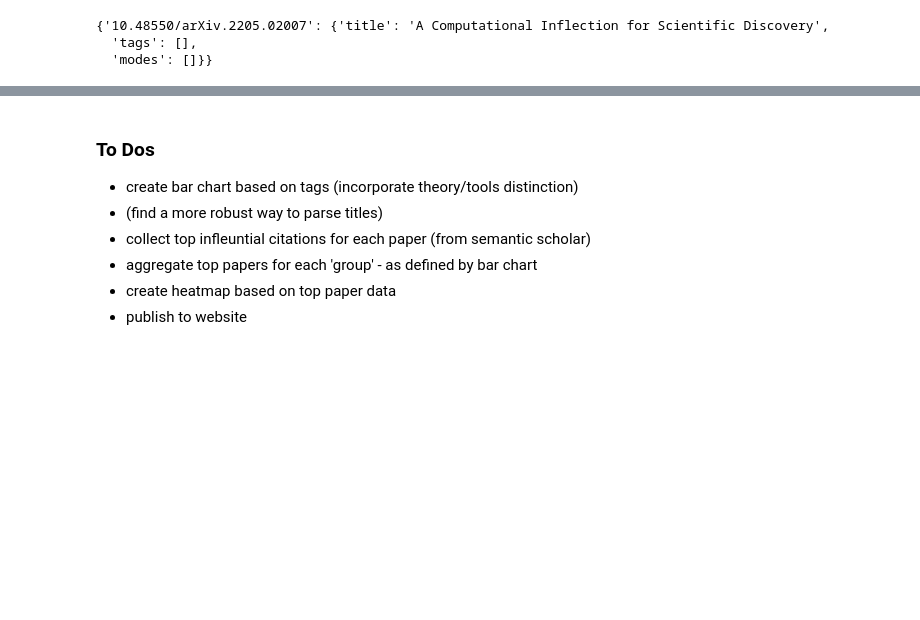
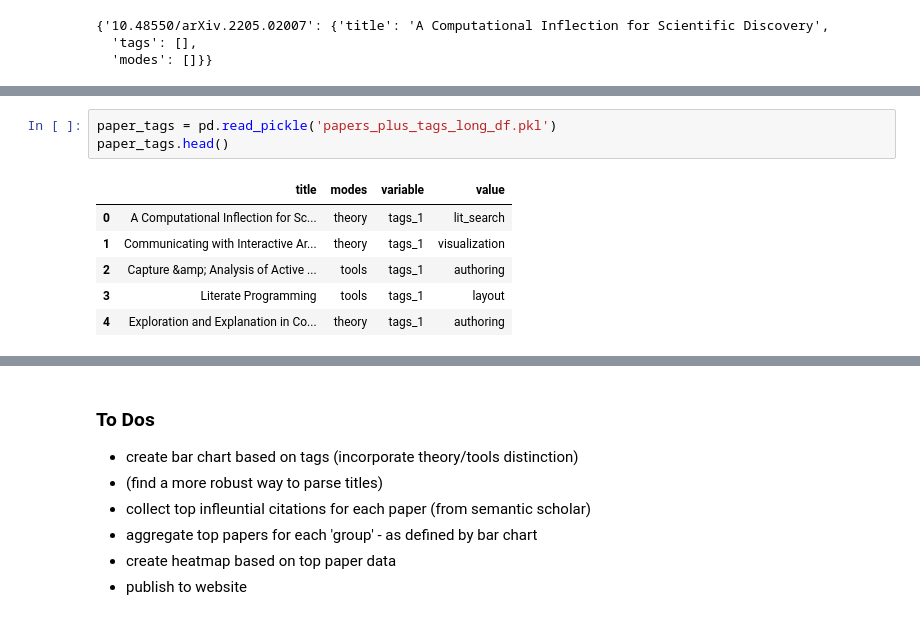
Before and after one commit to lelabbady/Influential_References, a Jupyter notebook: Reference_Heatmap.ipynb, the cells around one changed output, grey strips where cells are left out. Saved outputs shown, nothing was run; the diff lists cells and outputs as text; blank space fills up the shorter version.

```diff
--- a/Reference_Heatmap.ipynb
+++ b/Reference_Heatmap.ipynb
@@ -167,0 +116,10 @@ top_df.head()
+# %%
+paper_tags = pd.read_pickle('papers_plus_tags_long_df.pkl')
+paper_tags.head()
+# %% [output]
+|  | title | modes | variable | value |
+| 0 | A Computational Inflection for Sc... | theory | tags_1 | lit_search |
+| 1 | Communicating with Interactive Ar... | theory | tags_1 | visualization |
+| 2 | Capture &amp; Analysis of Active ... | tools | tags_1 | authoring |
+| 3 | Literate Programming | tools | tags_1 | layout |
+| 4 | Exploration and Explanation in Co... | theory | tags_1 | authoring |
```
Also changed, not shown: parts of 21 cells of this notebook, 1 other file.
